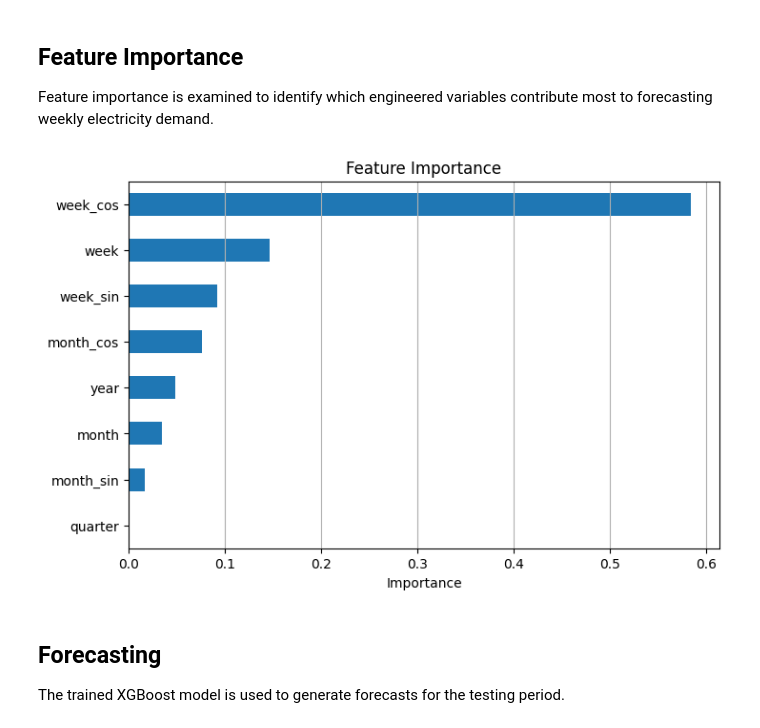
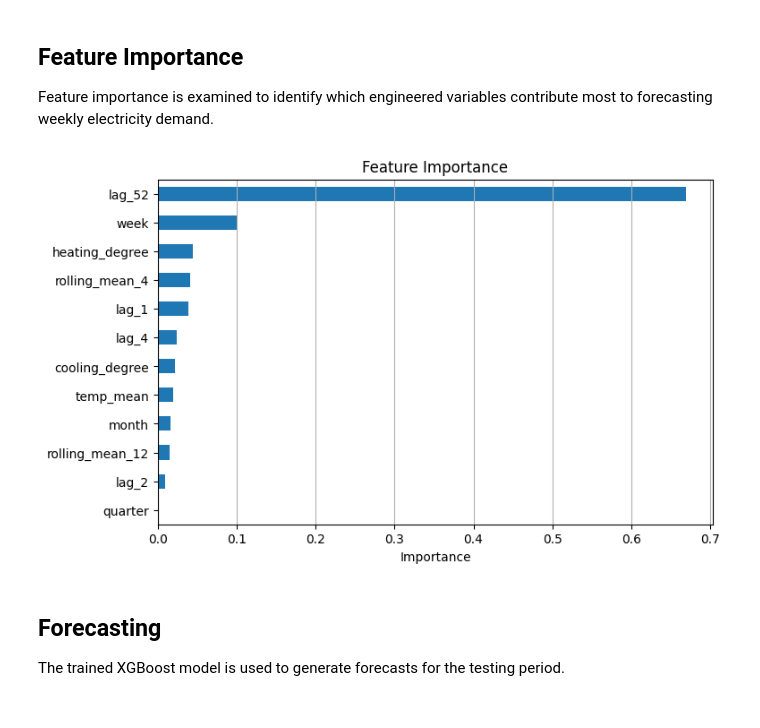
Before and after one commit to dekshinaudayan/german-electricity-demand-forecasting, a Jupyter notebook: notebooks/06_Feature_Based_Model.ipynb, the cells around one changed output. Drawn from its saved outputs; the diff is of its cells as text; code cells hidden in the pictures.

```diff
--- a/notebooks/06_Feature_Based_Model.ipynb
+++ b/notebooks/06_Feature_Based_Model.ipynb
@@ -136,0 +154,4 @@ weekly_load["week_cos"] = np.cos(2*np.pi*weekly_load["week"]/52)
+# %%
+data = data.dropna()
+
+data.head()
@@ -141,9 +170,6 @@ The dataset is divided into training and testing subsets using the final 104 obs
 # %%
 forecast_horizon = 104
 
-train = weekly_load.iloc[:-forecast_horizon]
+train = data.iloc[:-forecast_horizon]
 
-test = weekly_load.iloc[-forecast_horizon:]
-
-print("Training observations:", len(train))
-print("Testing observations:", len(test))
+test = data.iloc[-forecast_horizon:]
@@ -157,21 +200,6 @@ The XGBoost Regressor is trained using the engineered calendar-based features. X
 # %%
-# Select feature columns
-
-feature_columns = [
-    "month",
-    "quarter",
-    "week",
-    "year",
-    "month_sin",
-    "month_cos",
-    "week_sin",
-    "week_cos"
-]
-
 X_train = train[feature_columns]
-
 X_test = test[feature_columns]
 
 y_train = train["load"]
-
 y_test = test["load"]
@@ -177,0 +210,16 @@ y_test = test["load"]
+# %%
+model = XGBRegressor(
+
+    n_estimators=200,
+
+    learning_rate=0.05,
+
+    max_depth=4,
+
+    random_state=42
+)
+
+model.fit(
+    X_train,
+    y_train
+)
@@ -205,32 +265,32 @@ Feature importance is examined to identify which engineered variables contribute
 # %%
 # Plot feature importance
 
 importance = pd.Series(
-    xgb_model.feature_importances_,
+    model.feature_importances_,
     index=feature_columns
 )
 
 importance = importance.sort_values()
 
 plt.figure(figsize=(8,5))
 
 importance.plot(kind="barh")
 
 plt.title("Feature Importance")
 
 plt.xlabel("Importance")
 
 plt.grid(axis="x")
 
 plt.savefig(
     "feature_importance.png",
     dpi=300,
     bbox_inches="tight"
 )
 
 plt.show()
 # %% [output]
-[figure, old version]
+[figure, new version]
 # %% [markdown]
 ## Forecasting
 
```
Also changed, not shown: parts of 13 cells of this notebook.
